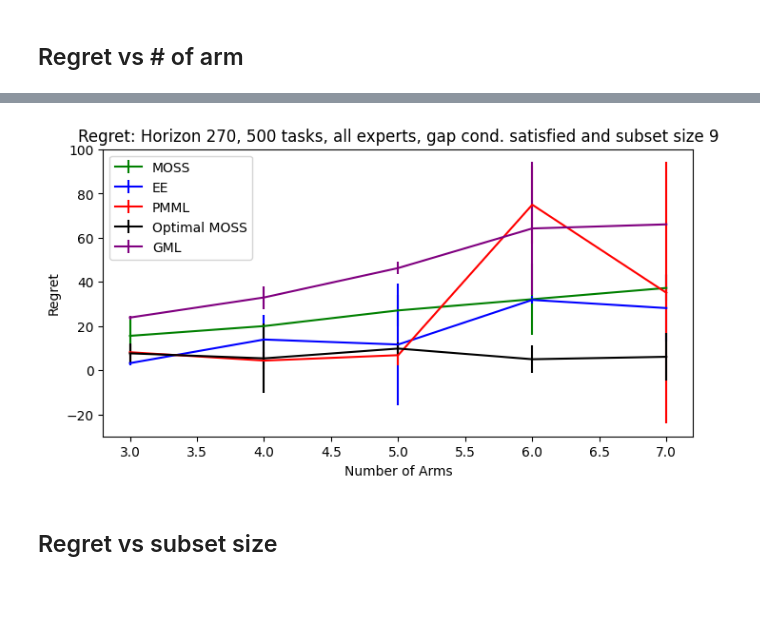
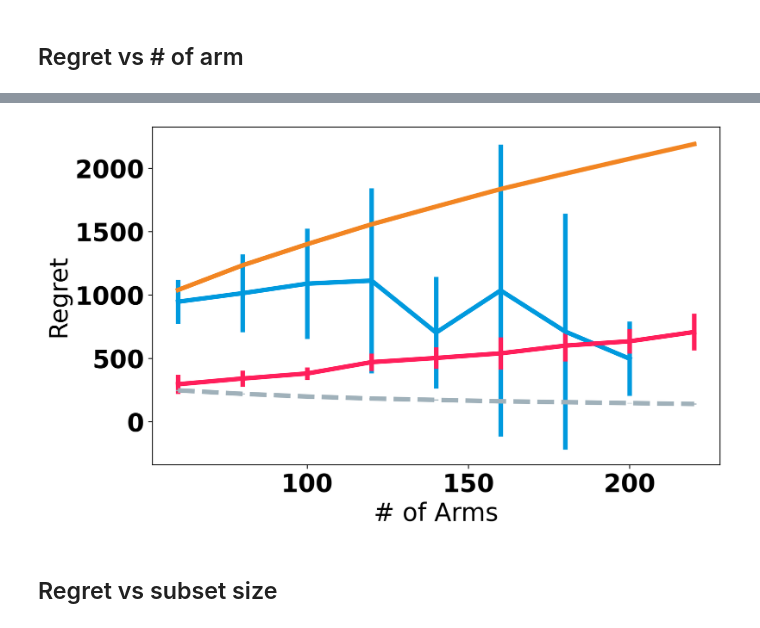
Before and after one commit to duongnhatthang/meta-bandit, a Jupyter notebook: main.ipynb, the cells around one changed output, grey strips where cells are left out. Cells and saved outputs as stored; diff of their text form; code cells hidden in the pictures; blank space fills up the shorter version.

```diff
--- a/main.ipynb
+++ b/main.ipynb
@@ -37,11 +72,13 @@ GAP_THRESHOLD = 0.455141300346101, actual gap = 0.6371978204845413
 # Plot from loaded cache file
 X = np.arange(N_TASKS)
 gap = kwargs['gap_constrain']
-regret_dict = pickle.load(open("results/tasks.p", "rb"))
+regret_dict = pickle.load(open("results/cache_600_tasks/tasks.p", "rb"))
 # regret_dict = pickle.load(open("results/tasks_cache.p", "rb"))
-n_experts=10
-title = f'Regret: {N_ARMS} arms, horizon {HORIZON}, all experts, gap = {gap:.3f} and subset size {OPT_SIZE}'
-xlabel, ylabel = 'Number of tasks', 'Average Regret per task'
+title = ''
+# title = f'{setting}:{N_ARMS} arms, horizon = {HORIZON}, and subset size = {OPT_SIZE}'
+xlabel, ylabel = '# of tasks', 'Regret / task'
 indices = np.arange(0, X.shape[0], kwargs['task_cache_step']).astype(int)
+plt.ylim([-5, 2000])
 utils.plot(X[indices], regret_dict, title, xlabel, ylabel, **kwargs)
+pass
 # %% [output]
@@ -147,8 +102,13 @@ is_out_of_set = True, q = 0.0616253709839075
 # %%
 # Plot from loaded cache file
-X_h = np.arange(270, 430, 50)
-regret_dict_h = pickle.load(open("results/horizon.p", "rb"))
-title = f'Regret: {N_ARMS} arms, {N_TASKS} tasks, all experts, gap cond. satisfied and subset size {OPT_SIZE}'
-xlabel, ylabel = 'Horizon', 'Average Regret per Step'
+# X_h = np.arange(120, 260, 25) # small
+# X_h = np.arange(270, 440, 50) # small stochastic
+X_h = np.arange(8000, 20010, 2000)
+regret_dict_h = pickle.load(open("results/cache_600_tasks/horizon.p", "rb"))
+title = ''
+# title = f'{setting}: {N_ARMS} arms, {N_TASKS} tasks, and subset size = {OPT_SIZE}'
+xlabel, ylabel = 'Horizon', 'Average Regret / Step'
+# plt.ylim([0, 0.3])
 utils.plot(X_h, regret_dict_h, title, xlabel, ylabel, **kwargs)
+plt.ticklabel_format(axis="x", style="sci", scilimits=(0,0))
 # %% [output]
@@ -211,12 +141,16 @@ KeyboardInterrupt:
 # %%
-# # Plot from loaded cache file
-# title = f'Regret: Horizon {HORIZON}, {N_TASKS} tasks, all experts, gap cond. satisfied and subset size {OPT_SIZE}'
-# xlabel, ylabel = 'Number of Arms', 'Regret'
-# X_b = np.arange(3,8,1)
-# regret_dict_b = pickle.load(open("results/arms.p", "rb"))
-# utils.plot(X_b, regret_dict_b, title, xlabel, ylabel, **kwargs)
+# Plot from loaded cache file
+# HORIZON = 12000
+X_b = np.arange(60,221,20)
+# X_b = np.arange(3,8,1) # small
+# title = f'{setting}: Horizon = {HORIZON}, {N_TASKS} tasks, and subset size = {OPT_SIZE}'
+title = ''
+xlabel, ylabel = '# of Arms', 'Regret'
+regret_dict_b = pickle.load(open("results/cache_600_tasks/arms.p", "rb"))
+# plt.ylim([-5, 55])
+utils.plot(X_b, regret_dict_b, title, xlabel, ylabel, **kwargs)
 # %% [output]
-[figure, old version]
+[figure, new version]
 # %% [markdown]
 ## Regret vs subset size
 # %%
```
Also changed, not shown: parts of 10 cells of this notebook, 11 other files.
